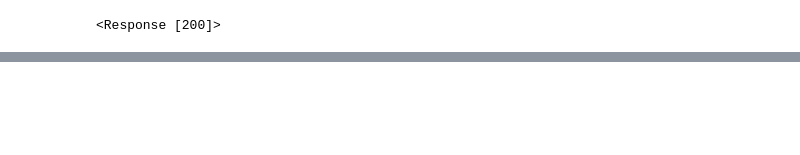
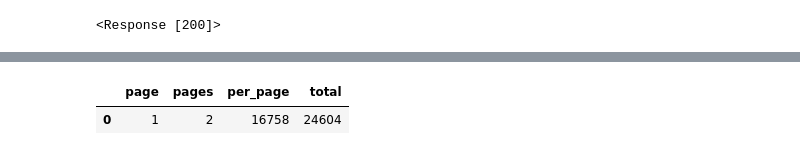
Before and after one commit to nss-data-science-cohort-8/api-exercise-MultidisciplinaryDeepDives, a Jupyter notebook: notebooks/APIs_in_python_UN_World_Bank_DS8.ipynb, the cells around one changed output, grey strips where cells are left out. Saved outputs shown, nothing was run; the diff lists cells and outputs as text; code cells hidden in the pictures; blank space fills up the shorter version.

```diff
--- a/notebooks/APIs_in_python_UN_World_Bank_DS8.ipynb
+++ b/notebooks/APIs_in_python_UN_World_Bank_DS8.ipynb
@@ -627,8 +669,5 @@ response.text
 # %%
-#country = "all"
-#indicator = "NY.GDP.PCAP.PP.KD"
-
-URL = f"http://api.worldbank.org/v2/country/all/indicator/"
+URL = f"http://api.worldbank.org/v2/indicator"
 
 params = {
     "format": "json",
@@ -636,7 +675,3 @@ params = {
 }
 
 response = requests.get(URL, params = params)
-
-Govt_Edu_Exp = pd.json_normalize(response.json()[0])
-#gdp_per_capita = gdp_per_capita.rename(columns = {'value': 'gdp_per_capita'})
-Govt_Edu_Exp.head(20)
@@ -645,0 +700,5 @@ Govt_Edu_Exp.head(20)
+# %%
+Govt_Edu_Exp
+# %% [output]
+|  | page | pages | per_page | total |
+| 0 | 1 | 2 | 16758 | 24604 |
```
Also changed, not shown: parts of 12 cells of this notebook.
